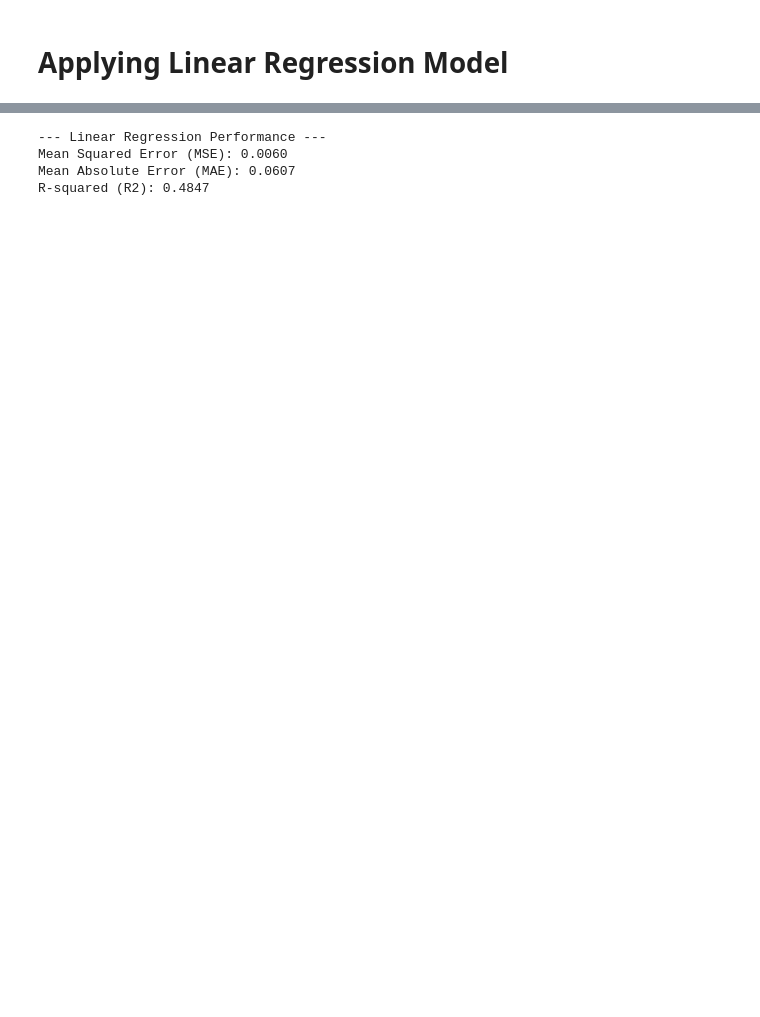
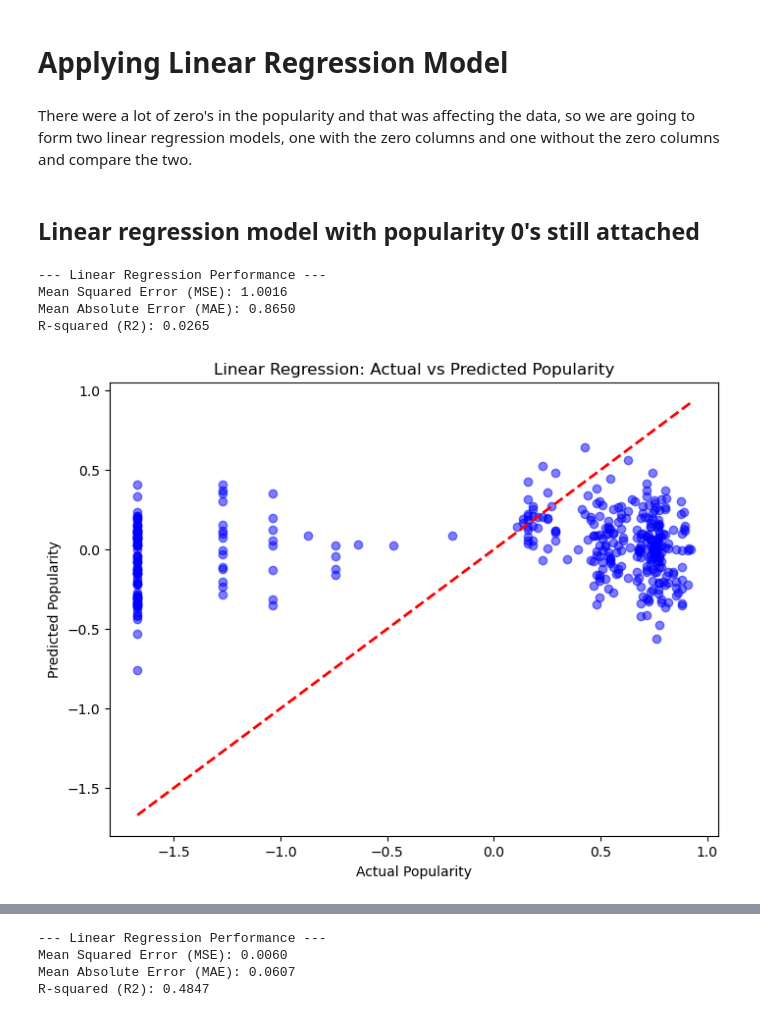
Before and after one commit to SamuelHellqvist/CS4168-DATA-MINING-UL----Project, a Jupyter notebook: linear_regression.ipynb, the cells around one changed output, grey strips where cells are left out. Cells and saved outputs as stored; diff of their text form; code cells hidden in the pictures; blank space fills up the shorter version.

```diff
--- a/linear_regression.ipynb
+++ b/linear_regression.ipynb
@@ -7,3 +7,53 @@ import matplotlib.pyplot as plt
 from sklearn.model_selection import train_test_split
 from sklearn.linear_model import LinearRegression
 from sklearn.metrics import mean_squared_error, mean_absolute_error, r2_score
+# %% [markdown]
+There were a lot of zero's in the popularity and that was affecting the data, so we are going to form two linear regression models, one with the zero columns and one without the zero columns and compare the two.
+# %% [markdown]
+## Linear regression model with popularity 0's still attached
+# %%
+# 1. Load the transformed dataset
+# Ensure 'df_transformed.csv' is in the same directory as your notebook
+df_popularity0 = pd.read_csv('df_transformed.csv')
+
+# 2. Define features (X) and target (y)
+# We are predicting 'popularity' using all other available columns
+target = 'popularity'
+X0 = df_popularity0.drop(columns=[target])
+y0 = df_popularity0[target]
+
+# 3. Split the data (80% training, 20% testing)
+X_train0, X_test0, y_train0, y_test0 = train_test_split(X0, y0, test_size=0.2, random_state=42)
+
+# 4. Initialize and train the Linear Regression model
+lr_model = LinearRegression()
+lr_model.fit(X_train0, y_train0)
+# 5. Make predictions on the test set
+y_pred0 = lr_model.predict(X_test0)
+
+# 6. Evaluate the model performance
+mse0 = mean_squared_error(y_test0, y_pred0)
+mae0 = mean_absolute_error(y_test0, y_pred0)
+r20 = r2_score(y_test0, y_pred0)
+
+print(f"--- Linear Regression Performance ---")
+print(f"Mean Squared Error (MSE): {mse0:.4f}")
+print(f"Mean Absolute Error (MAE): {mae0:.4f}")
+print(f"R-squared (R2): {r20:.4f}")
+# %% [output]
+--- Linear Regression Performance ---
+Mean Squared Error (MSE): 1.0016
+Mean Absolute Error (MAE): 0.8650
+R-squared (R2): 0.0265
+# %%
+# 7. Visualize: Actual vs Predicted
+plt.figure(figsize=(8, 6))
+plt.scatter(y_test0, y_pred0, alpha=0.5, color='blue')
+# Add a diagonal line for reference (perfect prediction)
+plt.plot([y_test0.min(), y_test0.max()], [y_test0.min(), y_test0.max()], 'r--', lw=2)
+plt.xlabel('Actual Popularity')
+plt.ylabel('Predicted Popularity')
+plt.title('Linear Regression: Actual vs Predicted Popularity')
+plt.show()
+# %% [output]
+[figure, added]
```
Also changed, not shown: parts of 8 cells of this notebook, 2 other files.
